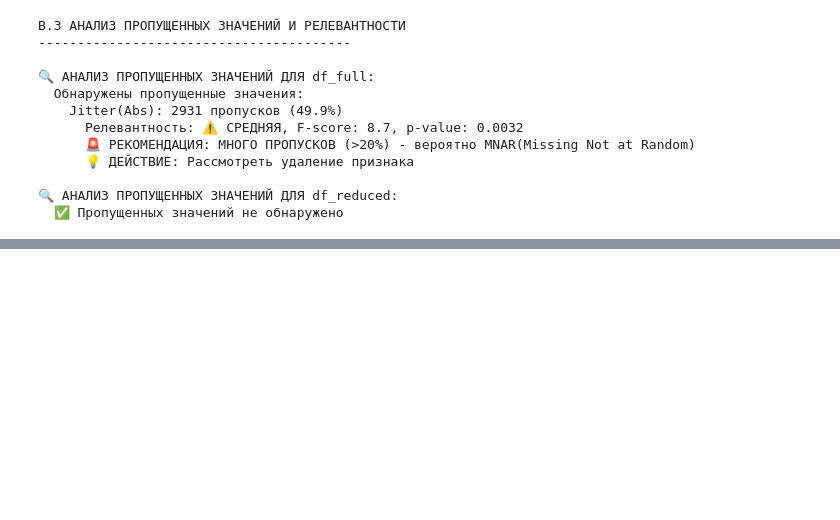
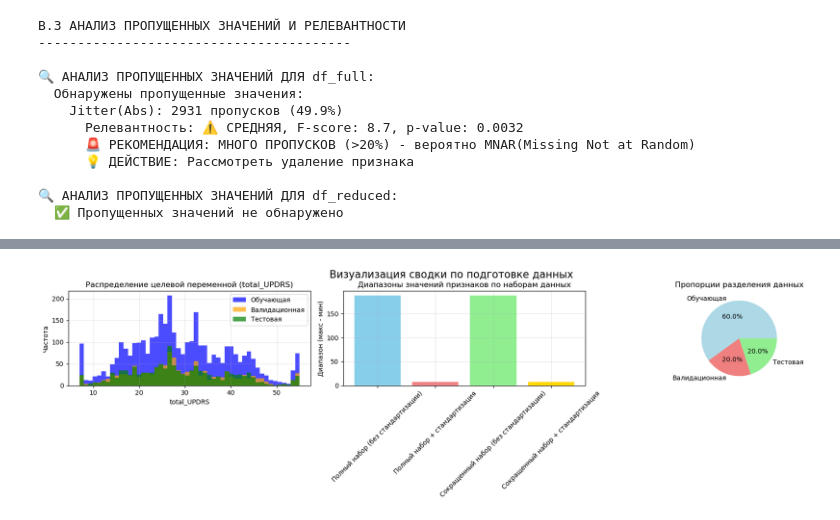
Before and after one commit to lieson-bit/Data-mining-based-on-machine-learning-methods, a Jupyter notebook: lab1/ЛР1_вар5_Мвале_Борщ.ipynb, the cells around one changed output, grey strips where cells are left out. Cells and saved outputs as stored; diff of their text form; code cells hidden in the pictures; blank space fills up the shorter version.

```diff
--- a/lab1/ЛР1_вар5_Мвале_Борщ.ipynb
+++ b/lab1/ЛР1_вар5_Мвале_Борщ.ipynb
@@ -1094,3 +1043,7 @@ B.3 АНАЛИЗ ПРОПУЩЕННЫХ ЗНАЧЕНИЙ И РЕЛЕВАНТНО
 
 🔍 АНАЛИЗ ПРОПУЩЕННЫХ ЗНАЧЕНИЙ ДЛЯ df_reduced:
   ✅ Пропущенных значений не обнаружено
+# %%
+if 'Jitter(Abs)' in df_full.columns:
+    df_full = df_full.drop('Jitter(Abs)', axis=1)
+    print("✅ Jitter(Abs) удален из df_full (49.9% пропусков)")
@@ -2896,0 +1509,59 @@ E.4 ИНТЕРФЕЙС ДЛЯ РУЧНОГО ТЕСТИРОВАНИЯ
+# %%
+
+def visualize_prepared_data(datasets):
+    """Визуализация распределений подготовленных данных"""
+
+    # Графики распределений для первого набора данных
+    first_key = list(datasets.keys())[0]
+    first_dataset = datasets[first_key]
+
+    # Create a single figure with 3 subplots in one row
+    fig, axes = plt.subplots(1, 3, figsize=(18, 5))
+
+    # 1. Распределение целевой переменной
+    axes[0].hist(first_dataset['y_train_array'], bins=50, alpha=0.7, label='Обучающая', color='blue')
+    axes[0].hist(first_dataset['y_val_array'], bins=50, alpha=0.7, label='Валидационная', color='orange')
+    axes[0].hist(first_dataset['y_test_array'], bins=50, alpha=0.7, label='Тестовая', color='green')
+    axes[0].set_title('Распределение целевой переменной (total_UPDRS)')
+    axes[0].set_xlabel('total_UPDRS')
+    axes[0].set_ylabel('Частота')
+    axes[0].legend()
+    axes[0].grid(alpha=0.3)
+
+    # 2. Сравнение диапазонов признаков
+    feature_ranges = []
+    dataset_names = []
+
+    for key, dataset in datasets.items():
+        feature_range = np.ptp(dataset['X_train_array'])  # размах (макс-мин)
+        feature_ranges.append(feature_range)
+        dataset_names.append(dataset['name'])
+
+    axes[1].bar(dataset_names, feature_ranges, color=['skyblue', 'lightcoral', 'lightgreen', 'gold'])
+    axes[1].set_title('Диапазоны значений признаков по наборам данных')
+    axes[1].set_ylabel('Диапазон (макс - мин)')
+    axes[1].tick_params(axis='x', rotation=45)
+    axes[1].grid(alpha=0.3)
+
+    # 3. Пропорции разделения данных
+    splits = ['Обучающая', 'Валидационная', 'Тестовая']
+    proportions = [
+        first_dataset['X_train_array'].shape[0],
+        first_dataset['X_val_array'].shape[0],
+        first_dataset['X_test_array'].shape[0]
+    ]
+    total = sum(proportions)
+    percentages = [p/total*100 for p in proportions]
+
+    axes[2].pie(percentages, labels=splits, autopct='%1.1f%%',
+                colors=['lightblue', 'lightcoral', 'lightgreen'])
+    axes[2].set_title('Пропорции разделения данных')
+
+    plt.tight_layout()
+    plt.suptitle('Визуализация сводки по подготовке данных', y=1.02, fontsize=16)
+    plt.show()
+
+# Генерируем визуализации
+visualize_prepared_data(datasets)
+# %% [output]
+[figure, added]
```
Also changed, not shown: parts of 41 cells of this notebook, 3 other files.
